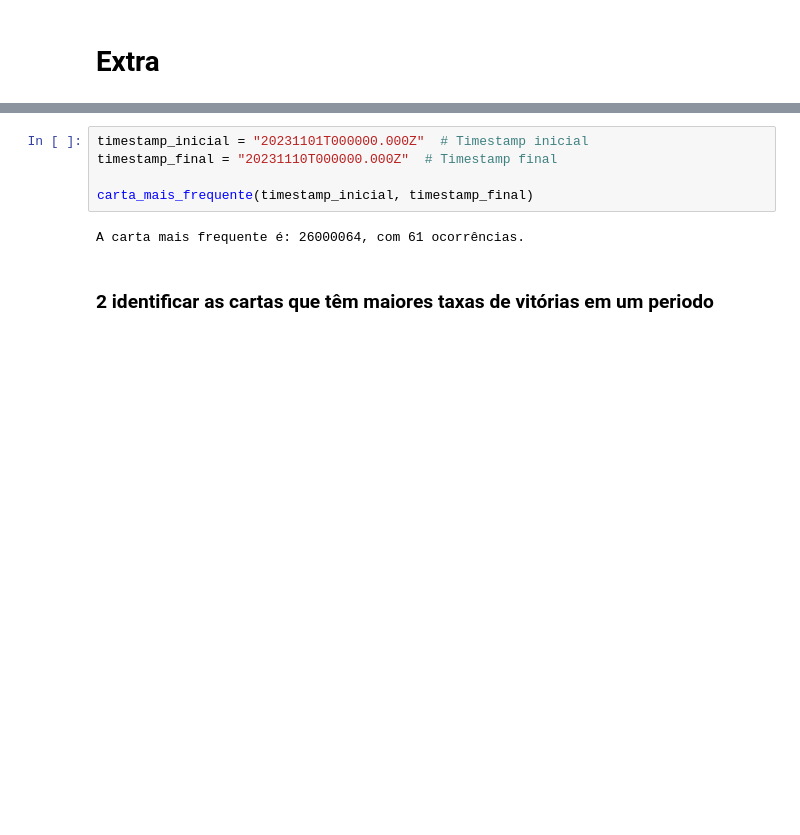
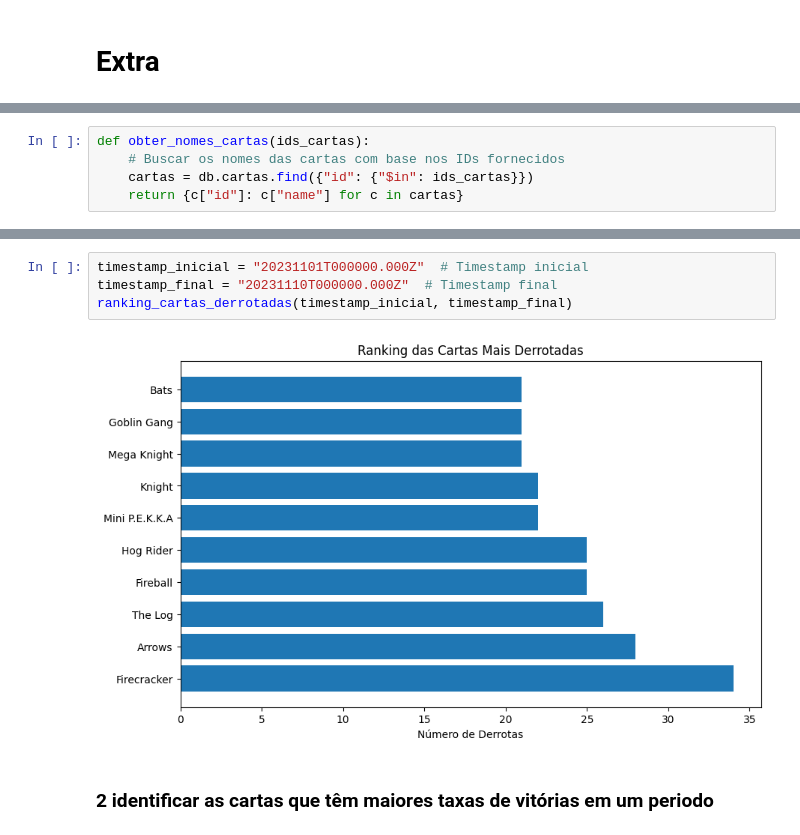
Before and after one commit to Wectornanime/clash, a Jupyter notebook: tentativa2.ipynb, the cells around one changed output, grey strips where cells are left out. Saved outputs shown, nothing was run; the diff lists cells and outputs as text; blank space fills up the shorter version.

```diff
--- a/tentativa2.ipynb
+++ b/tentativa2.ipynb
@@ -394,0 +348,5 @@ def carta_mais_frequente(timestamp_inicial, timestamp_final):
+# %%
+def obter_nomes_cartas(ids_cartas):
+    # Buscar os nomes das cartas com base nos IDs fornecidos
+    cartas = db.cartas.find({"id": {"$in": ids_cartas}})
+    return {c["id"]: c["name"] for c in cartas}
@@ -395,10 +413,9 @@ def carta_mais_frequente(timestamp_inicial, timestamp_final):
 # %%
 timestamp_inicial = "20231101T000000.000Z"  # Timestamp inicial
 timestamp_final = "20231110T000000.000Z"  # Timestamp final
-
-carta_mais_frequente(timestamp_inicial, timestamp_final)
+ranking_cartas_derrotadas(timestamp_inicial, timestamp_final)
 # %% [output]
-A carta mais frequente é: 26000064, com 61 ocorrências.
+[figure, added]
 # %% [markdown]
 ### 2 identificar as cartas que têm maiores taxas de vitórias em um periodo
 # %%
```
Also changed, not shown: parts of 6 cells of this notebook, 1 other file.
